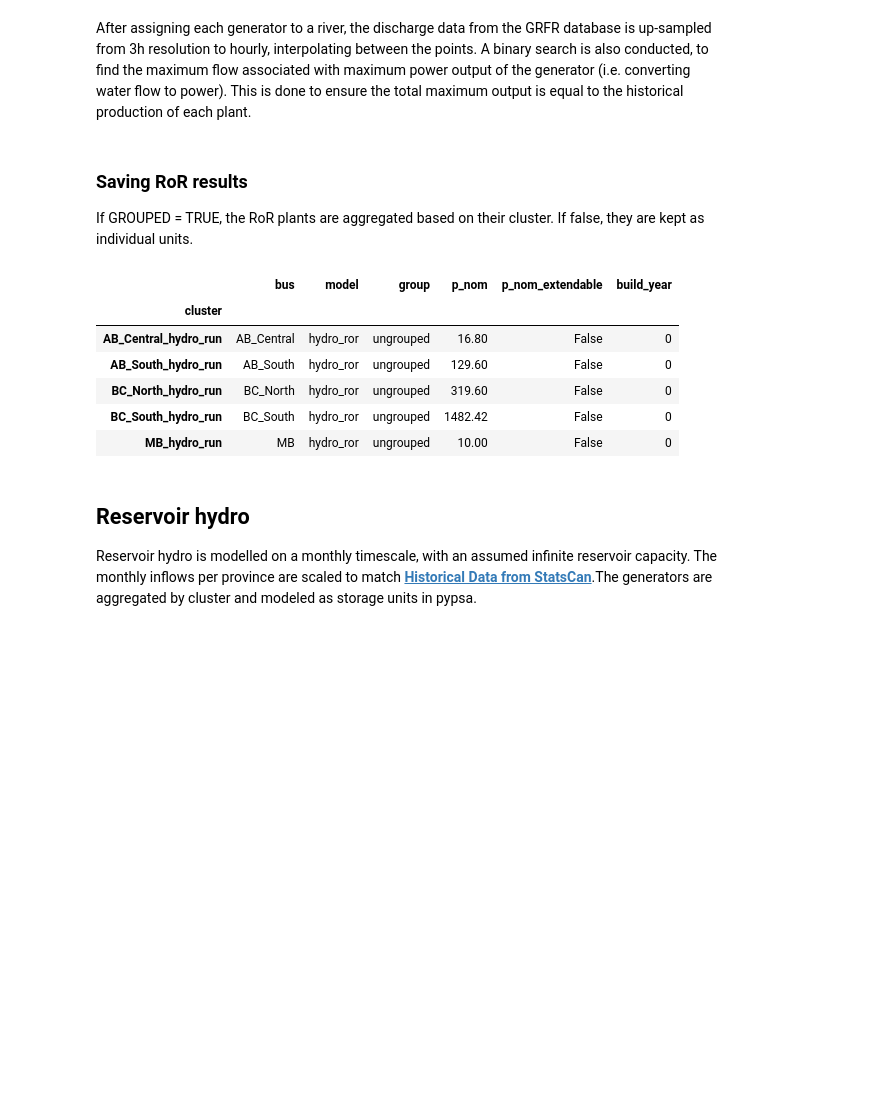
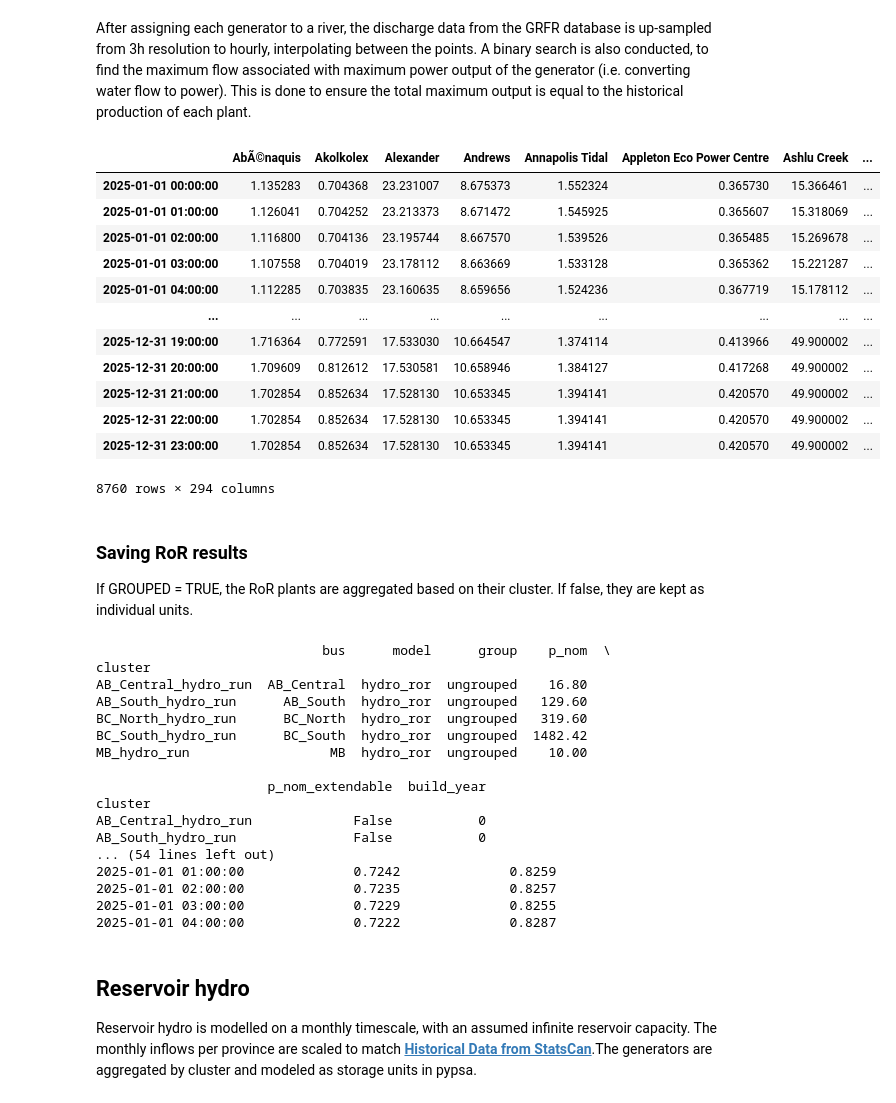
Before and after one commit to NRCan/pypsa-canada-national, a Jupyter notebook: 3a - Hydro Modeling.ipynb, the cells around one changed output. Cells and saved outputs as stored; diff of their text form; code cells hidden in the pictures; blank space fills up the shorter version.

```diff
--- a/3a - Hydro Modeling.ipynb
+++ b/3a - Hydro Modeling.ipynb
@@ -137,33 +137,49 @@ for gen, data in ror_gens.iterrows():
     unscaled_ror_cf[gen] = generator_data.copy()
     rated_capacity = data.capacity
     target_energy = data.annual_energy
 
     max_possible_energy = (len(generator_data) * rated_capacity) / 1000
 
     # Binary search bounds and precision
     low, high = 0, (3 * generator_data.max())
     tolerance = 1e-3
 
     # Binary search to find max flow
     for _ in range(1000):
         mid = (low + high) / 2
         cf = generator_data.divide(mid + 1e-9).clip(upper=1)
         scaled_energy = cf.multiply(rated_capacity)
         energy = scaled_energy.sum() / 1000
         if abs(energy - target_energy) < tolerance:
             break
         if energy > target_energy:
             low = mid # Energy is too high, increase the max flow
         else:
             high = mid # Energy is too low, decrease the max flow
 
     max_flow = mid
     ror_cf[gen] = scaled_energy
     ror_gens.loc[gen, 'calculated_energy'] = energy
     ror_gens.loc[gen, 'max_flow'] = max_flow
 
 ror_cf = pd.DataFrame.from_dict(ror_cf)
+ror_cf = ror_cf.clip(0) # remove negative values
 unscaled_ror_cf = pd.DataFrame.from_dict(unscaled_ror_cf)
+ror_cf
+# %% [output]
+|  | AbÃ©naquis | Akolkolex | Alexander | Andrews | Annapolis Tidal | Appleton Eco Power Centre | Ashlu Creek | ... |
+| 2025-01-01 00:00:00 | 1.135283 | 0.704368 | 23.231007 | 8.675373 | 1.552324 | 0.365730 | 15.366461 | ... |
+| 2025-01-01 01:00:00 | 1.126041 | 0.704252 | 23.213373 | 8.671472 | 1.545925 | 0.365607 | 15.318069 | ... |
+| 2025-01-01 02:00:00 | 1.116800 | 0.704136 | 23.195744 | 8.667570 | 1.539526 | 0.365485 | 15.269678 | ... |
+| 2025-01-01 03:00:00 | 1.107558 | 0.704019 | 23.178112 | 8.663669 | 1.533128 | 0.365362 | 15.221287 | ... |
+| 2025-01-01 04:00:00 | 1.112285 | 0.703835 | 23.160635 | 8.659656 | 1.524236 | 0.367719 | 15.178112 | ... |
+| ... | ... | ... | ... | ... | ... | ... | ... | ... |
+| 2025-12-31 19:00:00 | 1.716364 | 0.772591 | 17.533030 | 10.664547 | 1.374114 | 0.413966 | 49.900002 | ... |
+| 2025-12-31 20:00:00 | 1.709609 | 0.812612 | 17.530581 | 10.658946 | 1.384127 | 0.417268 | 49.900002 | ... |
+| 2025-12-31 21:00:00 | 1.702854 | 0.852634 | 17.528130 | 10.653345 | 1.394141 | 0.420570 | 49.900002 | ... |
+| 2025-12-31 22:00:00 | 1.702854 | 0.852634 | 17.528130 | 10.653345 | 1.394141 | 0.420570 | 49.900002 | ... |
+| 2025-12-31 23:00:00 | 1.702854 | 0.852634 | 17.528130 | 10.653345 | 1.394141 | 0.420570 | 49.900002 | ... |
+8760 rows × 294 columns
 # %% [markdown]
 ### Saving RoR results
 If GROUPED = TRUE, the RoR plants are aggregated based on their cluster. If false, they are kept as individual units.
@@ -173,8 +189,11 @@ GROUPED = True
 if GROUPED:
     grouped_ror = ror_gens.groupby(['cluster'])['capacity'].sum().reset_index()
     grouped_ror.index = grouped_ror.cluster + '_hydro_run'
+    name_map = (ror_gens.cluster + '_hydro_run').to_dict()
 else:
     grouped_ror = ror_gens.copy()
+    name_map = {idx: f"{idx}_hydro_run" for idx in grouped_ror.index}
+    grouped_ror = grouped_ror.set_index(grouped_ror.index + '_hydro_run')
 
 grouped_ror = grouped_ror.rename(columns={'capacity':'p_nom', 'cluster':'bus'})
 
@@ -189,21 +208,30 @@ grouped_ror['p_nom_extendable'] = False
 grouped_ror = grouped_ror[['bus', 'model', 'group', 'p_nom', 'p_nom_extendable', 'build_year']]
 grouped_ror.to_csv(os.path.join(path, 'results', 'ror_gens.csv'))
 
-# Saving run of river capacity factor
-name_map = (ror_gens.cluster + '_hydro_run').to_dict()
 grouped_ror_cf = ror_cf.rename(columns=name_map)
 grouped_ror_cf = grouped_ror_cf.T.groupby(level=0).sum().T.divide(grouped_ror.p_nom).round(4)
 grouped_ror_cf.to_csv(os.path.join(path, 'results', 'ror_cf.csv'))
 
-grouped_ror.head()
+print(grouped_ror.head())
+print(grouped_ror_cf.head())
 # %% [output]
-|  | bus | model | group | p_nom | p_nom_extendable | build_year |
-| cluster |  |  |  |  |  |  |
-| AB_Central_hydro_run | AB_Central | hydro_ror | ungrouped | 16.80 | False | 0 |
-| AB_South_hydro_run | AB_South | hydro_ror | ungrouped | 129.60 | False | 0 |
-| BC_North_hydro_run | BC_North | hydro_ror | ungrouped | 319.60 | False | 0 |
-| BC_South_hydro_run | BC_South | hydro_ror | ungrouped | 1482.42 | False | 0 |
-| MB_hydro_run | MB | hydro_ror | ungrouped | 10.00 | False | 0 |
+                             bus      model      group    p_nom  \
+cluster
+AB_Central_hydro_run  AB_Central  hydro_ror  ungrouped    16.80
+AB_South_hydro_run      AB_South  hydro_ror  ungrouped   129.60
+BC_North_hydro_run      BC_North  hydro_ror  ungrouped   319.60
+BC_South_hydro_run      BC_South  hydro_ror  ungrouped  1482.42
+MB_hydro_run                  MB  hydro_ror  ungrouped    10.00
+
+                      p_nom_extendable  build_year
+cluster
+AB_Central_hydro_run             False           0
+AB_South_hydro_run               False           0
+... (54 lines left out)
+2025-01-01 01:00:00              0.7242              0.8259
+2025-01-01 02:00:00              0.7235              0.8257
+2025-01-01 03:00:00              0.7229              0.8255
+2025-01-01 04:00:00              0.7222              0.8287
 # %% [markdown]
 ## Reservoir hydro
 Reservoir hydro is modelled on a monthly timescale, with an assumed infinite reservoir capacity. The monthly inflows per province are scaled to match __[Historical Data from StatsCan](https://www150.statcan.gc.ca/t1/tbl1/en/tv.action?pid=2510001501)__.The generators are aggregated by cluster and modeled as storage units in pypsa.
```
Also changed, not shown: parts of 2 cells of this notebook.
